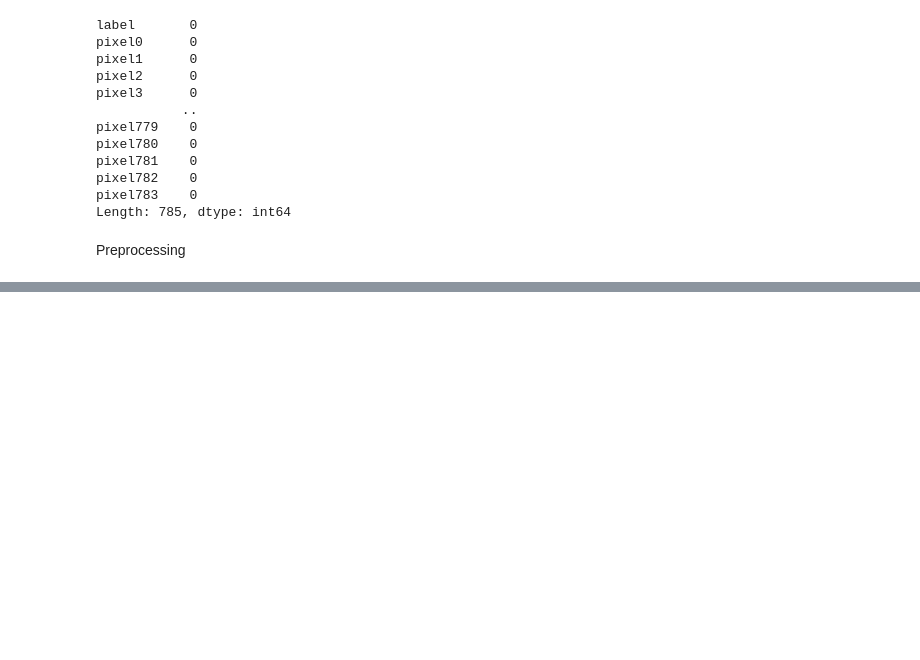
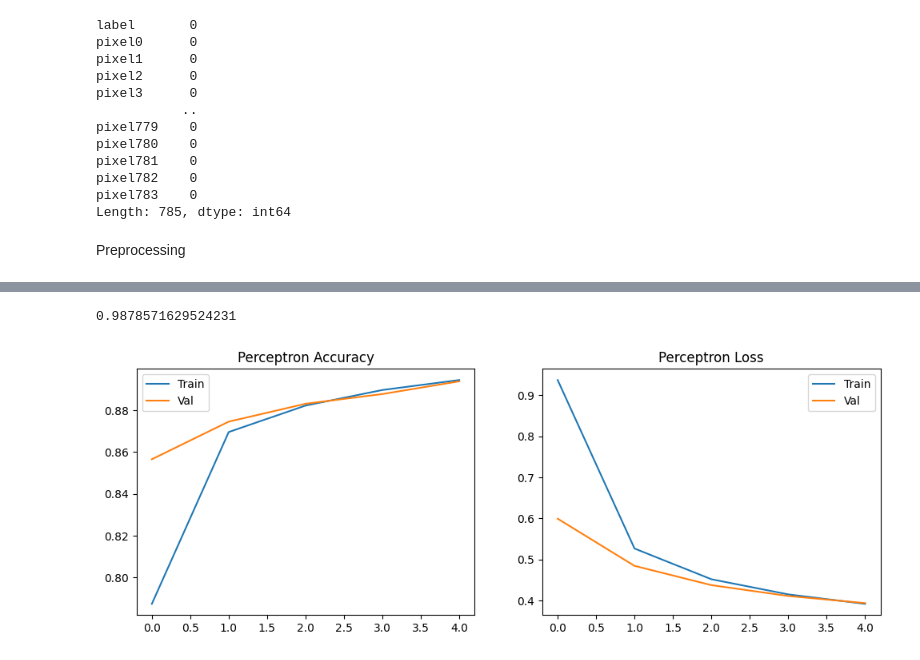
Before and after one commit to LIRESH09/DeepLearning, a Jupyter notebook: CNN.ipynb, the cells around one changed output, grey strips where cells are left out. Saved outputs shown, nothing was run; the diff lists cells and outputs as text; code cells hidden in the pictures; blank space fills up the shorter version.

```diff
--- a/CNN.ipynb
+++ b/CNN.ipynb
@@ -155,0 +102,6 @@ ValueError: Data cardinality is ambiguous. Make sure all arrays contain the same
+# %%
+X_train_img = X_train.reshape(-1, 28, 28)
+X_test_img = X_test.reshape(-1, 28, 28)
+# %%
+y_train_cat = to_categorical(y_train, 10)
+y_test_cat = to_categorical(y_test, 10)
@@ -155,0 +115,2 @@ ValueError: Data cardinality is ambiguous. Make sure all arrays contain the same
+# %%
+history_percp = perceptron.fit(X_train_img, y_train_cat, epochs=5, batch_size=32, validation_data=(X_test_img, y_test_cat), verbose=1)
@@ -155,0 +196,23 @@ ValueError: Data cardinality is ambiguous. Make sure all arrays contain the same
+# %%
+acc_cnn
+# %% [output]
+0.9878571629524231
+# %%
+def plot_training(history, title):
+    plt.figure(figsize=(12,4))
+    plt.subplot(1,2,1)
+    plt.plot(history.history['accuracy'], label="Train")
+    plt.plot(history.history['val_accuracy'], label="Val")
+    plt.title(f"{title} Accuracy")
+    plt.legend()
+
+    plt.subplot(1,2,2)
+    plt.plot(history.history['loss'], label="Train")
+    plt.plot(history.history['val_loss'], label="Val")
+    plt.title(f"{title} Loss")
+    plt.legend()
+    plt.show()
+# %%
+plot_training(history_percp, "Perceptron")
+# %% [output]
+[figure, added]
```
Also changed, not shown: parts of 38 cells of this notebook.
